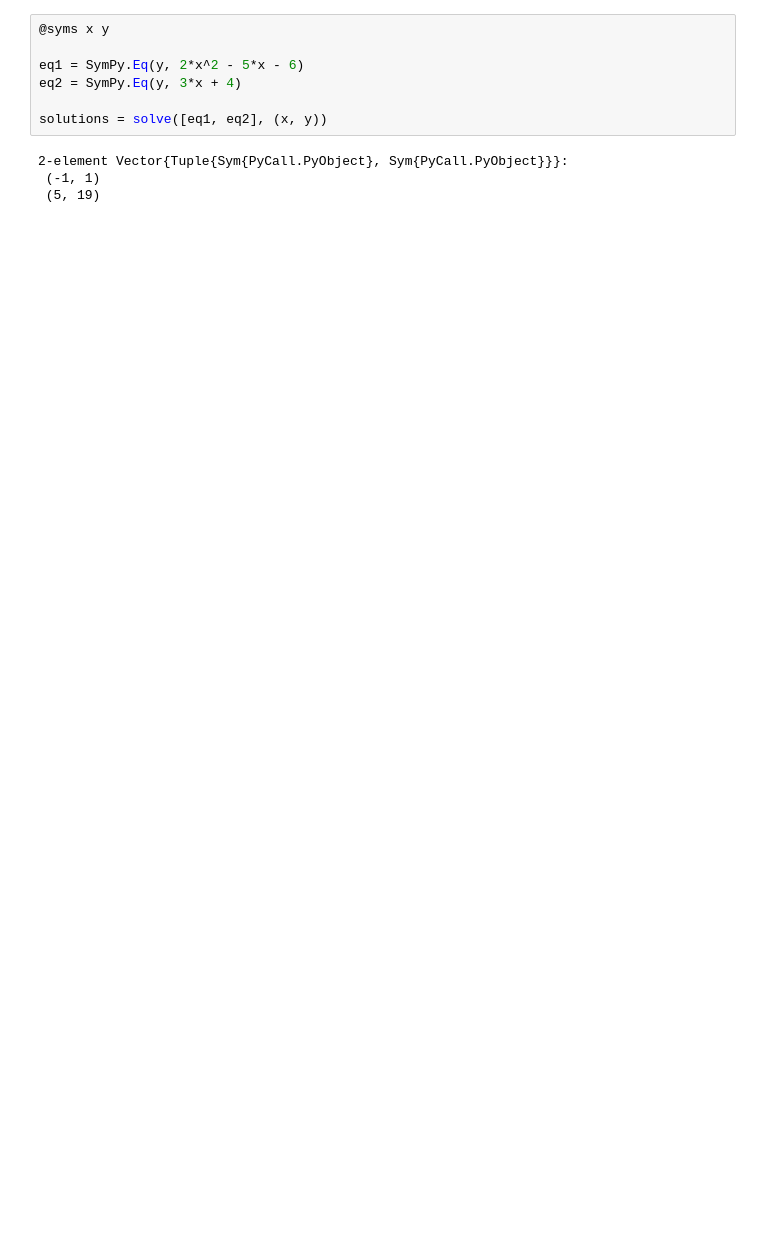
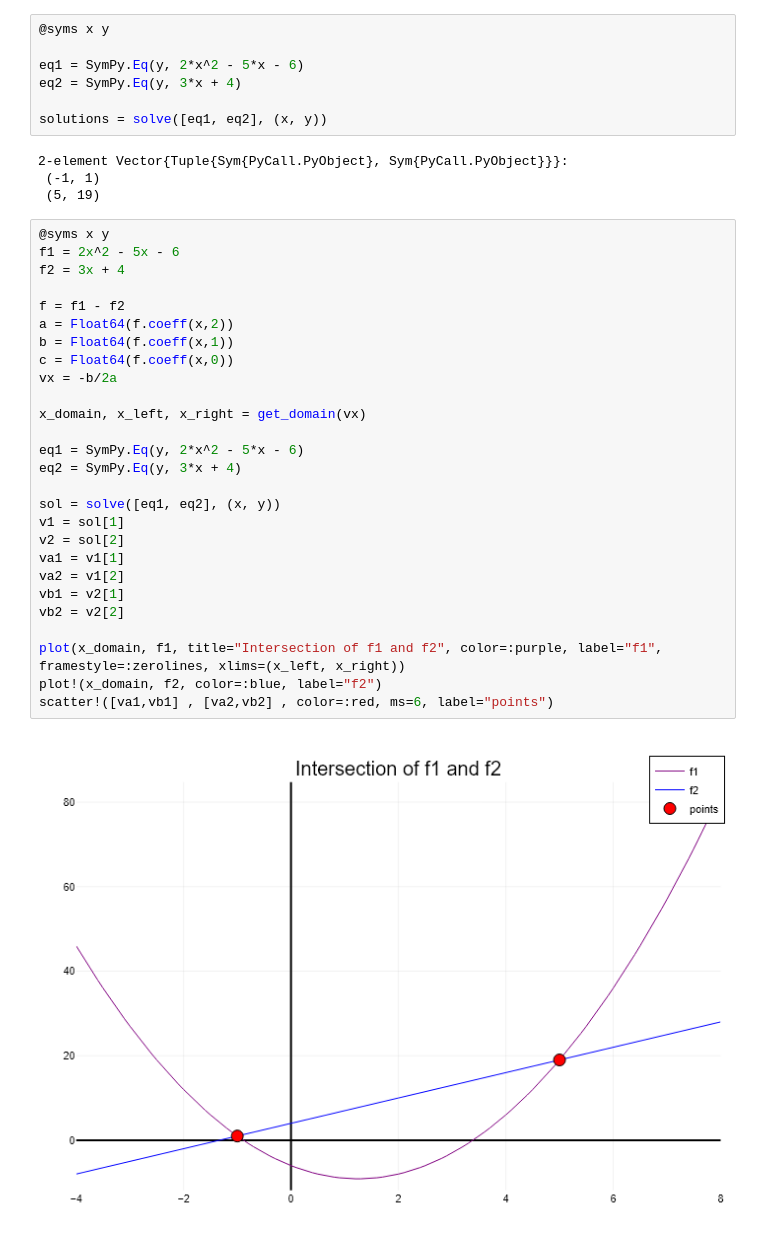
Before and after one commit to p-220w/Julia-Scientific-Modeling, a Jupyter notebook: 01_Mathematics/Module_02_Beta.ipynb, the cells around one changed output. Saved outputs shown, nothing was run; the diff lists cells and outputs as text; blank space fills up the shorter version.

```diff
--- a/01_Mathematics/Module_02_Beta.ipynb
+++ b/01_Mathematics/Module_02_Beta.ipynb
@@ -247,3 +254,32 @@ solutions = solve([eq1, eq2], (x, y))
 2-element Vector{Tuple{Sym{PyCall.PyObject}, Sym{PyCall.PyObject}}}:
  (-1, 1)
  (5, 19)
+# %%
+@syms x y
+f1 = 2x^2 - 5x - 6
+f2 = 3x + 4
+
+f = f1 - f2
+a = Float64(f.coeff(x,2))
+b = Float64(f.coeff(x,1))
+c = Float64(f.coeff(x,0))
+vx = -b/2a
+
+x_domain, x_left, x_right = get_domain(vx)
+
+eq1 = SymPy.Eq(y, 2*x^2 - 5*x - 6)
+eq2 = SymPy.Eq(y, 3*x + 4)
+
+sol = solve([eq1, eq2], (x, y))
+v1 = sol[1]
+v2 = sol[2]
+va1 = v1[1]
+va2 = v1[2]
+vb1 = v2[1]
+vb2 = v2[2]
+
+plot(x_domain, f1, title="Intersection of f1 and f2", color=:purple, label="f1", framestyle=:zerolines, xlims=(x_left, x_right))
+plot!(x_domain, f2, color=:blue, label="f2")
+scatter!([va1,vb1] , [va2,vb2] , color=:red, ms=6, label="points")
+# %% [output]
+[figure, added]
```
Also changed, not shown: parts of 2 cells of this notebook.
